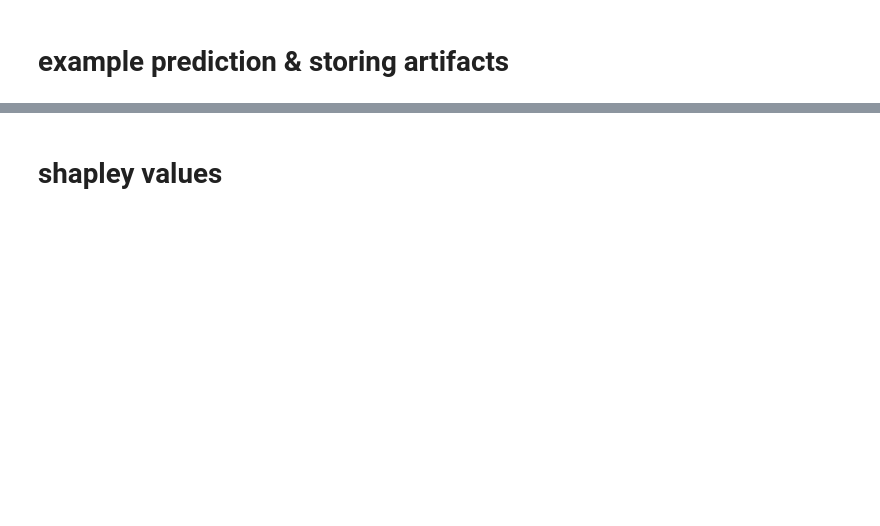
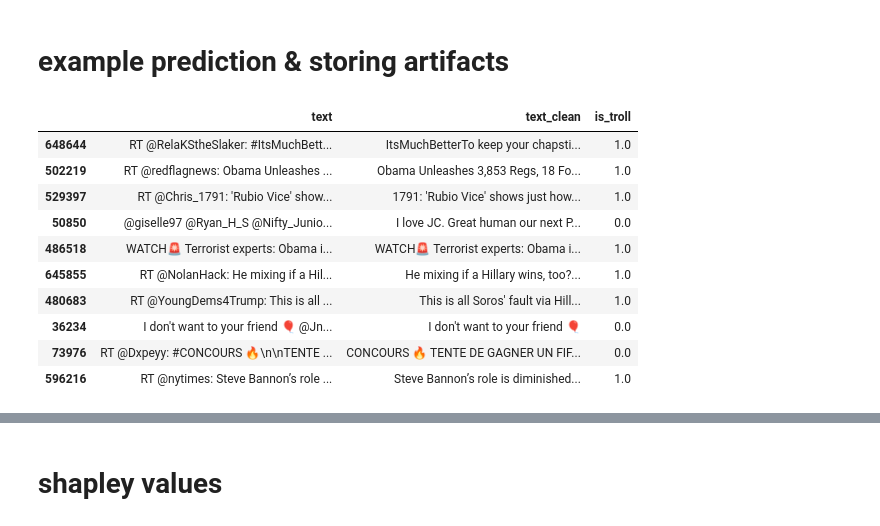
Before and after one commit to georgejerzy/russian-trolls, a Jupyter notebook: notebooks/5_model_train_tensorflow.ipynb, the cells around one changed output, grey strips where cells are left out. Saved outputs shown, nothing was run; the diff lists cells and outputs as text; code cells hidden in the pictures; blank space fills up the shorter version.

```diff
--- a/notebooks/5_model_train_tensorflow.ipynb
+++ b/notebooks/5_model_train_tensorflow.ipynb
@@ -330,5 +352,19 @@ r.plot_roc_curve()
 # %% [markdown]
 # example prediction & storing artifacts
+# %%
+df.sample(10)
+# %% [output]
+|  | text | text_clean | is_troll |
+| 648644 | RT @RelaKStheSlaker: #ItsMuchBett... | ItsMuchBetterTo keep your chapsti... | 1.0 |
+| 502219 | RT @redflagnews: Obama Unleashes ... | Obama Unleashes 3,853 Regs, 18 Fo... | 1.0 |
+| 529397 | RT @Chris_1791: 'Rubio Vice' show... | 1791: 'Rubio Vice' shows just how... | 1.0 |
+| 50850 | @giselle97 @Ryan_H_S @Nifty_Junio... | I love JC. Great human our next P... | 0.0 |
+| 486518 | WATCH🚨 Terrorist experts: Obama i... | WATCH🚨 Terrorist experts: Obama i... | 1.0 |
+| 645855 | RT @NolanHack: He mixing if a Hil... | He mixing if a Hillary wins, too?... | 1.0 |
+| 480683 | RT @YoungDems4Trump: This is all ... | This is all Soros' fault via Hill... | 1.0 |
+| 36234 | I don't want to your friend 🎈 @Jn... | I don't want to your friend 🎈 | 0.0 |
+| 73976 | RT @Dxpeyy: #CONCOURS 🔥\n\nTENTE ... | CONCOURS 🔥 TENTE DE GAGNER UN FIF... | 0.0 |
+| 596216 | RT @nytimes: Steve Bannon’s role ... | Steve Bannon’s role is diminished... | 1.0 |
 # %%
 from transformers import pipeline
 
```
Also changed, not shown: parts of 33 cells of this notebook, 4 other files.
